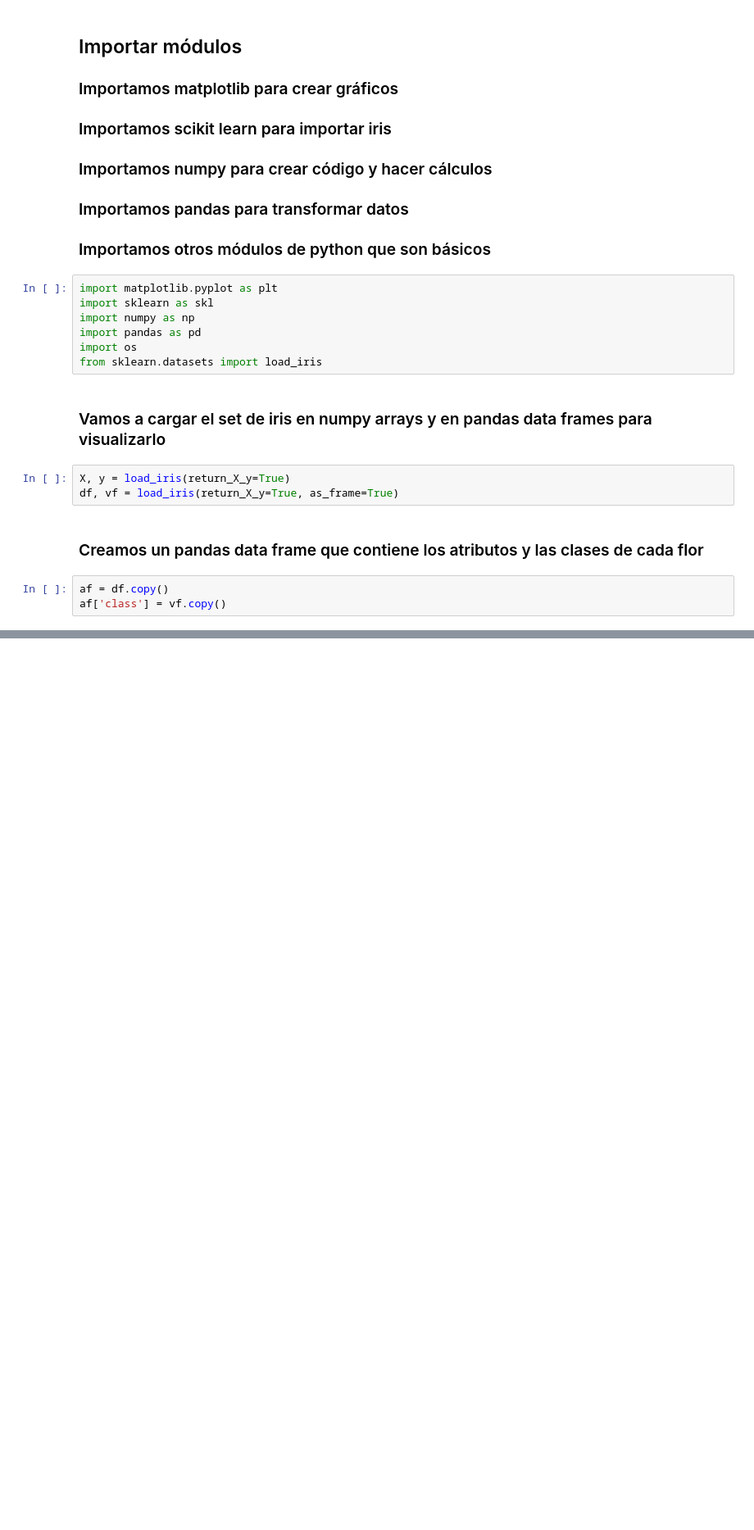
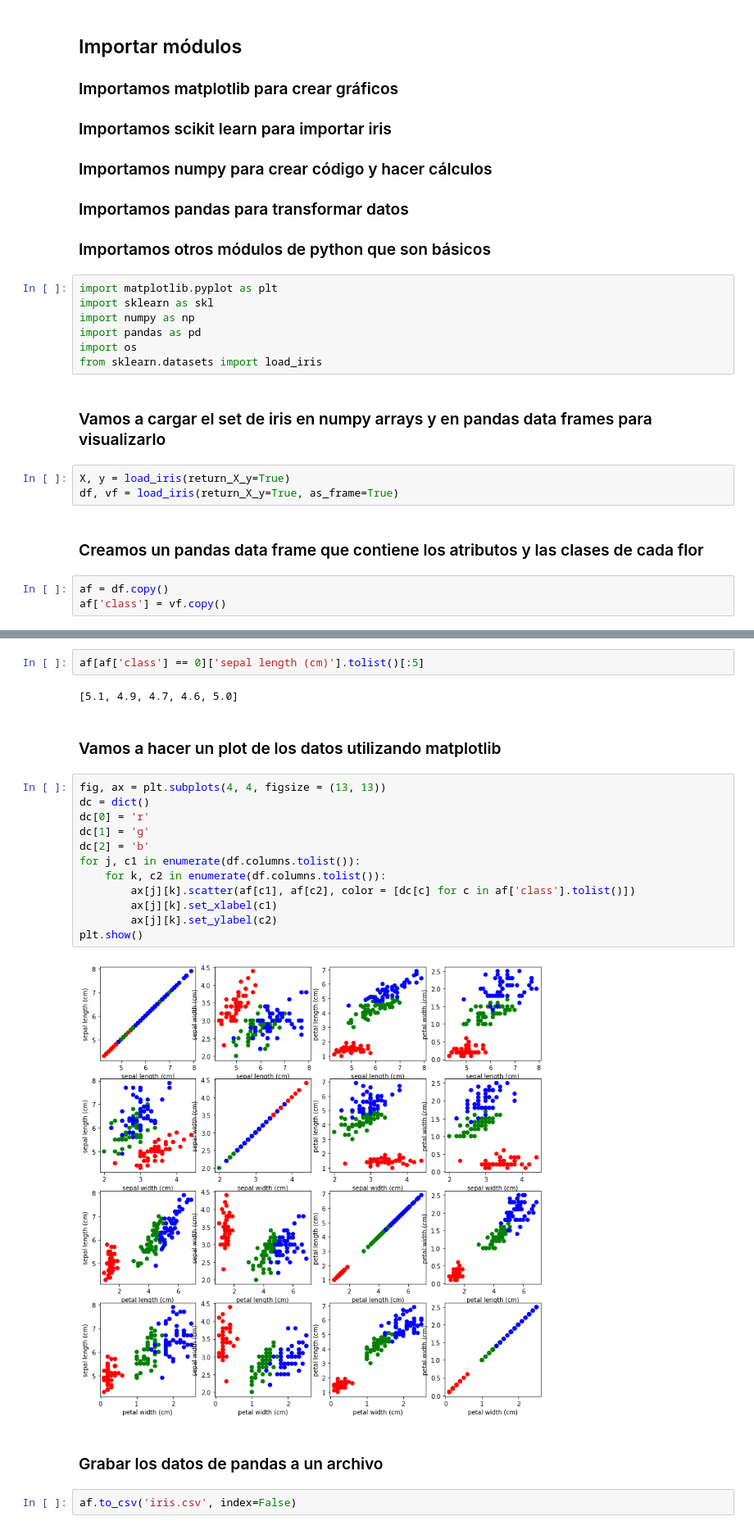
Before and after one commit to jamflcjamflc/LucasAI, a Jupyter notebook: Jupyter_notebooks/Understanding_Iris.ipynb, the cells around one changed output, grey strips where cells are left out. Shown: that part at 82% size. Drawn from its saved outputs; the diff is of its cells as text; blank space fills up the shorter version.

```diff
--- a/Jupyter_notebooks/Understanding_Iris.ipynb
+++ b/Jupyter_notebooks/Understanding_Iris.ipynb
@@ -47,0 +58,24 @@ af
+# %%
+af[af['class'] == 0]['sepal length (cm)'].tolist()[:5]
+# %% [output]
+[5.1, 4.9, 4.7, 4.6, 5.0]
+# %% [markdown]
+### Vamos a hacer un plot de los datos utilizando matplotlib
+# %%
+fig, ax = plt.subplots(4, 4, figsize = (13, 13))
+dc = dict()
+dc[0] = 'r'
+dc[1] = 'g'
+dc[2] = 'b'
+for j, c1 in enumerate(df.columns.tolist()):
+    for k, c2 in enumerate(df.columns.tolist()):
+        ax[j][k].scatter(af[c1], af[c2], color = [dc[c] for c in af['class'].tolist()])
+        ax[j][k].set_xlabel(c1)
+        ax[j][k].set_ylabel(c2)
+plt.show()
+# %% [output]
+[figure, added]
+# %% [markdown]
+### Grabar los datos de pandas a un archivo
+# %%
+af.to_csv('iris.csv', index=False)
```
Also changed, not shown: parts of 7 cells of this notebook, 2 other files.
